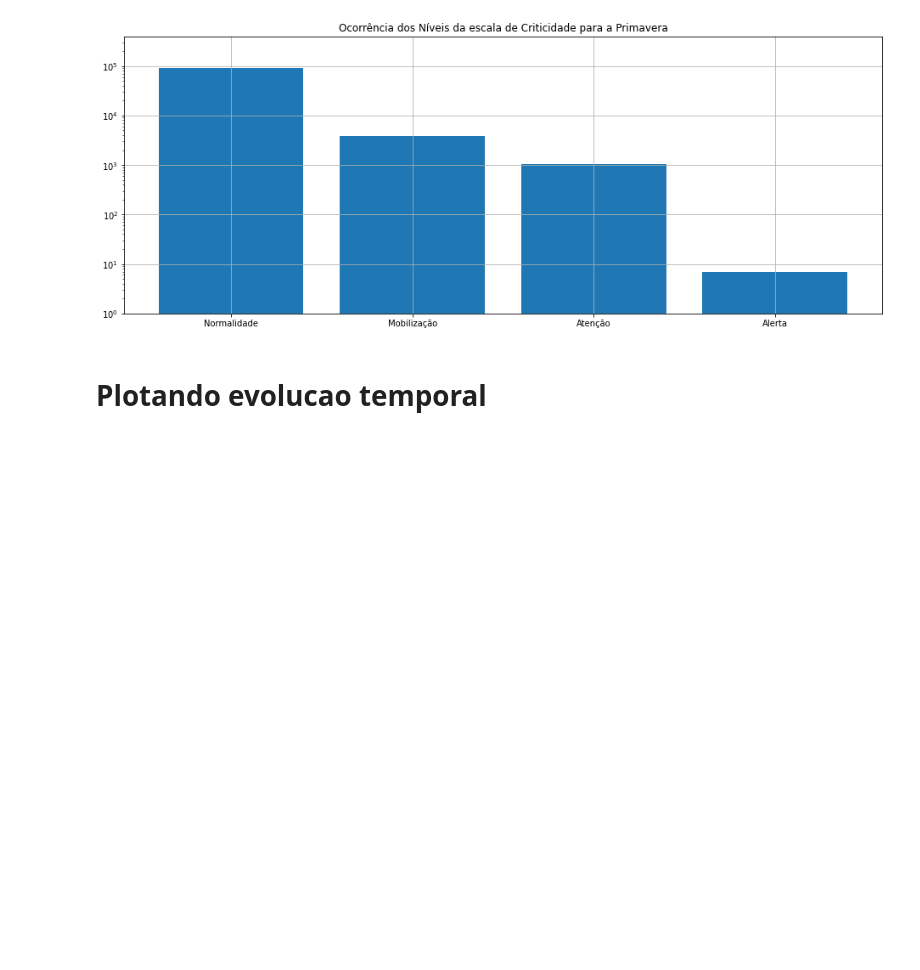
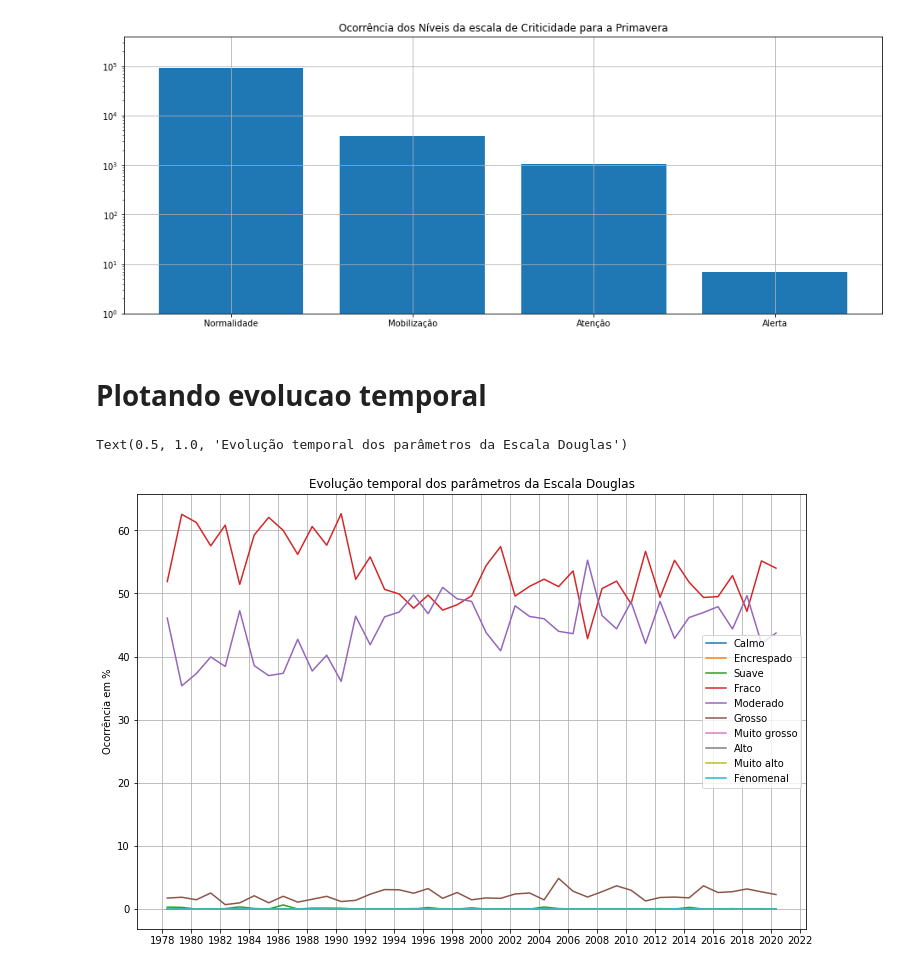
Before and after one commit to BrenoSCabral/TCC, a Jupyter notebook: analisa_reanalise.ipynb, the cells around one changed output. Cells and saved outputs as stored; diff of their text form; code cells hidden in the pictures; blank space fills up the shorter version.

```diff
--- a/analisa_reanalise.ipynb
+++ b/analisa_reanalise.ipynb
@@ -567,7 +580,15 @@ for estacao in estacoes:
 # %% [markdown]
 # Plotando evolucao temporal
 # %%
-df_to_plot = df_era.resample('1Y').sum()
+indice = []
+for i in range(1979, 2022):
+    indice.append(datetime(i,1,1))
+
+df_to_plot = df_era.resample('1Y').mean()
+df_to_plot.index = indice
+
+
+hsanual = df_to_plot['swh']
 del df_to_plot['mwd']
 del df_to_plot['pp1d']
 del df_to_plot['swh']
@@ -574,2 +597,32 @@ del df_to_plot['swh']
+# %%
+fig, ax = plt.subplots(figsize=(12, 8))
+niveis_douglas = ['Calmo','Encrespado','Suave','Fraco', 'Moderado','Grosso',
+         'Muito grosso', 'Alto', 'Muito alto','Fenomenal']
+
+for i,j in zip(df_to_plot.columns[:10], niveis_douglas):
+    ax.plot(df_to_plot[i], label = j, linestyle = 'solid')
+
+ax.grid()
+# plt.yticks(range(0,5000,500))
+ax.legend()
+ax.set_ylabel('Ocorrência em %')
+# plt.xlim(df_to_plot.index[0], df_to_plot.index[-1], relativedelta(years=2))
+#ax.xticks(df_to_plot.index[::5])
+# ax.xaxis.set_major_formatter(mdates.DateFormatter('%Y-%m'))
+
+half_year_locator = mdates.MonthLocator(interval=24)
+
+year_month_formatter = mdates.DateFormatter("%Y") # four digits for year, two for month
+
+ax.xaxis.set_major_locator(half_year_locator)
+ax.xaxis.set_major_formatter(year_month_formatter) # formatter for major axis only
+
+
+ax.set_title('Evolução temporal dos parâmetros da Escala Douglas')
+
+# plt.savefig(figpath + 'evolucao_douglas.png')
+# %% [output]
+Text(0.5, 1.0, 'Evolução temporal dos parâmetros da Escala Douglas')
+[figure, added]
 # %%
 fig = plt.figure(figsize=(12,8))
```
Also changed, not shown: parts of 12 cells of this notebook, 4 other files.
